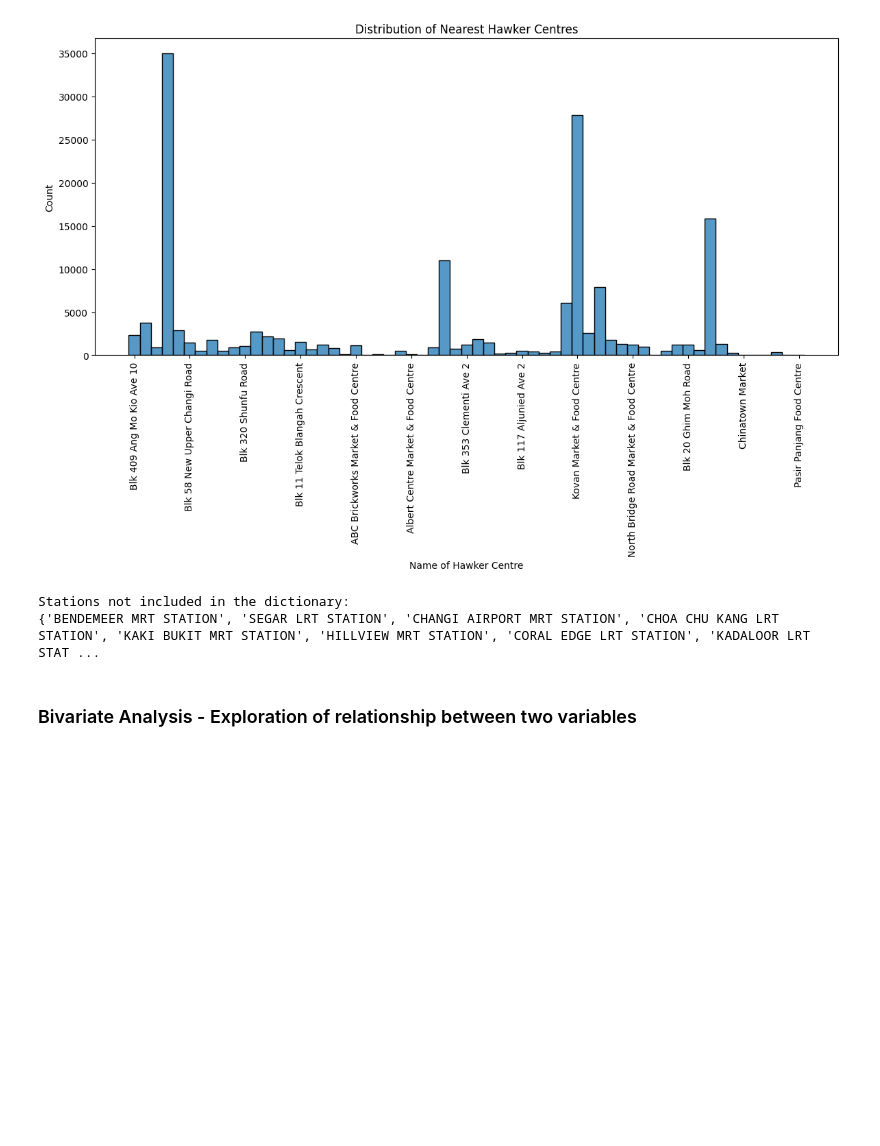
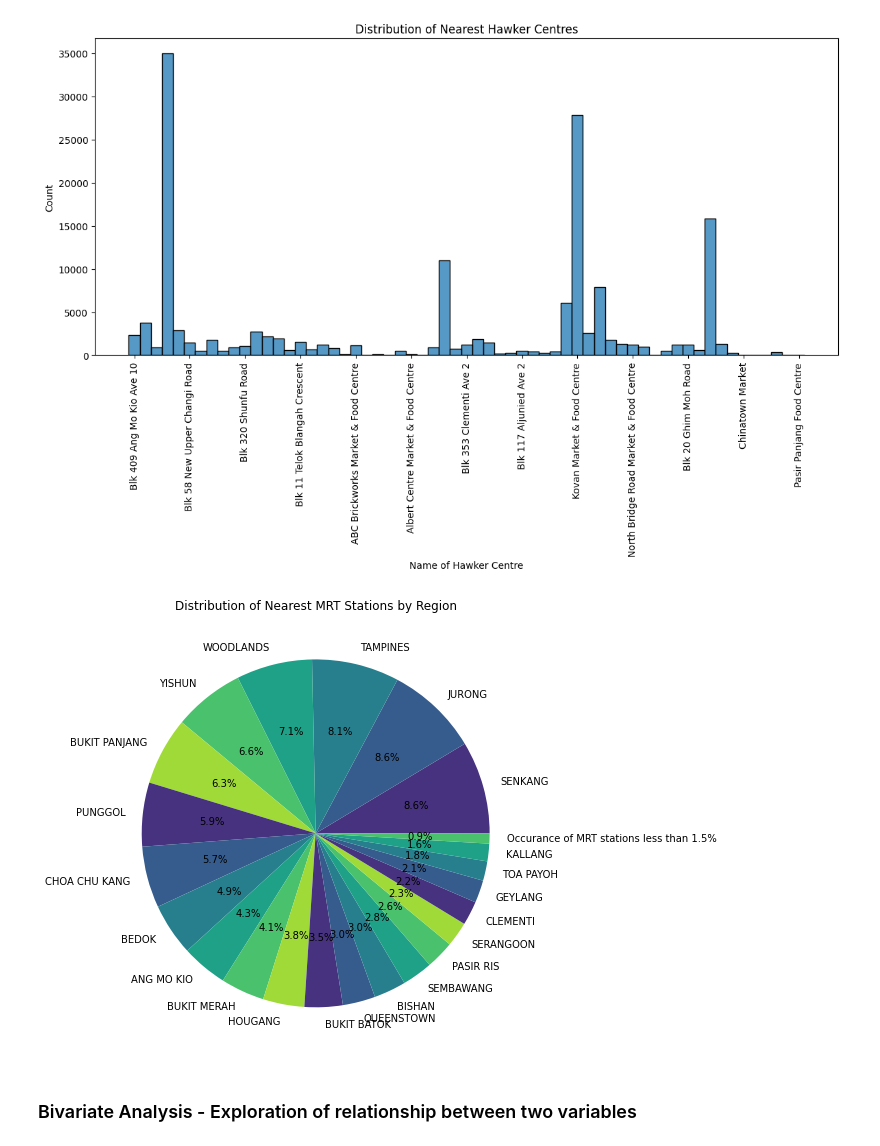
Before and after one commit to DheepthaRajesh/dheeptha_rajesh, a Jupyter notebook: Final-Predict-Public-Housing-Prices.ipynb, the cells around one changed output. Saved outputs shown, nothing was run; the diff lists cells and outputs as text; code cells hidden in the pictures; blank space fills up the shorter version.

```diff
--- a/Final-Predict-Public-Housing-Prices.ipynb
+++ b/Final-Predict-Public-Housing-Prices.ipynb
@@ -290,46 +290,53 @@ plt.show()
 # %%
 # Pie Chart for Nearest MRT Station - Categorical variable :
 
+# Mapping of MRT to its respective region
 region_to_mrt = {
-    'ANG MO KIO': ['ANG MO KIO MRT STATION'],
-    'BEDOK': ['BEDOK MRT STATION', 'BEDOK RESERVOIR MRT STATION', 'BEDOK NORTH MRT STATION', 'UBI MRT STATION'],
+    'ANG MO KIO': ['ANG MO KIO MRT STATION', 'YIO CHU KANG MRT STATION'],
+    'BEDOK': ['BEDOK MRT STATION', 'BEDOK RESERVOIR MRT STATION', 'BEDOK NORTH MRT STATION', 'KEMBANGAN MRT STATION', 'KAKI BUKIT MRT STATION'],
     'BISHAN': ['MARYMOUNT MRT STATION', 'BISHAN MRT STATION', 'LORONG CHUAN MRT STATION', 'BRADDELL MRT STATION'],
-    'BUKIT BATOK': ['BUKIT BATOK MRT STATION', 'BUKIT GOMBAK MRT STATION'],
-    'BUKIT MERAH': ['REDHILL MRT STATION', 'TIONG BAHRU MRT STATION', 'LABRADOR PARK MRT STATION', 'OUTRAM PARK MRT STATION', 'HARBOURFRONT MRT STATION'],
+    'BUKIT BATOK': ['BUKIT BATOK MRT STATION', 'BUKIT GOMBAK MRT STATION', 'BOTANIC GARDENS MRT STATION'],
+    'BUKIT MERAH': ['REDHILL MRT STATION', 'TIONG BAHRU MRT STATION', 'LABRADOR PARK MRT STATION', 'OUTRAM PARK MRT STATION', 'HARBOURFRONT MRT STATION', 'PASIR PANJANG MRT STATION', 'TELOK BLANGAH MRT STATION'],
     'BUKIT PANJANG': ['BUKIT PANJANG MRT STATION', 'PETIR MRT STATION', 'FAJAR LRT STATION', 'PHOENIX LRT STATION', 'JELAPANG LRT STATION', 'SEGAR LRT STATION', 'PENDING LRT STATION', 'PETIR LRT STATION', 'FERNVALE LRT STATION', 'SOO TECK LRT STATION', 'POTONG PASIR MRT STATION', 'BUKIT PANJANG LRT STATION'],
     'BUKIT TIMAH': ['BEAUTY WORLD MRT STATION', 'KING ALBERT PARK MRT STATION'],
     'CENTRAL AREA': ['MARINA BAY MRT STATION', 'RAFFLES PLACE MRT STATION', 'CITY HALL MRT STATION', 'TANJONG PAGAR MRT STATION', 'ROCHOR MRT STATION', 'FARRER PARK MRT STATION', 'BRAS BASAH MRT STATION', 'CHINATOWN MRT STATION', 'BENCOOLEN MRT STATION', 'JALAN BESAR MRT STATION'],
-    'CHOA CHU KANG': ['CHOA CHU KANG MRT STATION', 'SOUTH VIEW MRT STATION', 'KEAT HONG LRT STATION', 'TECK WHYE LRT STATION', 'KUPANG LRT STATION', 'CHOA CHU KANG LRT STATION'],
+    'CHOA CHU KANG': ['CHOA CHU KANG MRT STATION', 'SOUTH VIEW MRT STATION', 'KEAT HONG LRT STATION', 'TECK WHYE LRT STATION', 'KUPANG LRT STATION', 'CHOA CHU KANG LRT STATION', 'YEW TEE MRT STATION', 'HILLVIEW MRT STATION', 'BANGKIT LRT STATION', 'SENJA LRT STATION', 'TEN MILE JUNCTION LRT STATION', 'SOUTH VIEW LRT STATION'],
     'CLEMENTI': ['CLEMENTI MRT STATION'],
-    'GEYLANG': ['ALJUNIED MRT STATION', 'PAYA LEBAR MRT STATION', 'DAKOTA MRT STATION', 'KALLANG MRT STATION', 'MACPHERSON MRT STATION', 'EUNOS MRT STATION', 'BUGIS MRT STATION'],
+    'GEYLANG': ['ALJUNIED MRT STATION', 'PAYA LEBAR MRT STATION', 'DAKOTA MRT STATION', 'KALLANG MRT STATION', 'MACPHERSON MRT STATION', 'EUNOS MRT STATION', 'BUGIS MRT STATION', 'BOON KENG MRT STATION', 'MATTAR MRT STATION', 'UBI MRT STATION'],
     'HOUGANG': ['HOUGANG MRT STATION', 'KOVAN MRT STATION', 'BUANGKOK MRT STATION', 'SENGKANG LRT STATION'],
-    'JURONG': ['BOON LAY MRT STATION', 'PIONEER MRT STATION', 'JOO KOON MRT STATION','CHINESE GARDEN MRT STATION', 'JURONG EAST MRT STATION'],
+    'JURONG': ['BOON LAY MRT STATION', 'PIONEER MRT STATION', 'JOO KOON MRT STATION','CHINESE GARDEN MRT STATION', 'JURONG EAST MRT STATION', 'LAKESIDE MRT STATION'],
     'KALLANG': ['LAVENDER MRT STATION', 'STADIUM MRT STATION', 'GEYLANG BAHRU MRT STATION', 'MOUNTBATTEN MRT STATION', 'ALJUNIED MRT STATION', 'KALLANG MRT STATION'],
-    'MARINE PARADE': ['TANJONG KATONG MRT STATION', 'MARINE PARADE MRT STATION'],
+    'MARINE PARADE': ['TANJONG KATONG MRT STATION', 'MARINE PARADE MRT STATION', 'ESPLANADE MRT STATION'],
     'PASIR RIS': ['PASIR RIS MRT STATION'],
-    'PUNGGOL': ['PUNGGOL MRT STATION', 'SOO TECK MRT STATION', 'PUNGGOL LRT STATION', 'OASIS LRT STATION', 'COVE LRT STATION', 'SUMANG LRT STATION', 'DAMAI LRT STATION'],
-    'QUEENSTOWN': ['QUEENSTOWN MRT STATION', 'COMMONWEALTH MRT STATION', 'ONE-NORTH MRT STATION', 'BUONA VISTA MRT STATION', 'HOLLAND VILLAGE MRT STATION'],
+    'PUNGGOL': ['PUNGGOL MRT STATION', 'SOO TECK MRT STATION', 'PUNGGOL LRT STATION', 'OASIS LRT STATION', 'COVE LRT STATION', 'SUMANG LRT STATION', 'DAMAI LRT STATION', 'CORAL EDGE LRT STATION', 'MERIDIAN LRT STATION', 'KADALOOR LRT STATION', 'NIBONG LRT STATION'],
+    'QUEENSTOWN': ['QUEENSTOWN MRT STATION', 'COMMONWEALTH MRT STATION', 'ONE-NORTH MRT STATION', 'BUONA VISTA MRT STATION', 'HOLLAND VILLAGE MRT STATION', 'DOVER MRT STATION', 'FARRER ROAD MRT STATION'],
     'SEMBAWANG': ['SEMBAWANG MRT STATION', 'CANBERRA MRT STATION'],
-    'SENKANG': ['SENGKANG MRT STATION', 'BUANGKOK MRT STATION', 'COMPASSVALE LRT STATION', 'RIVIERA LRT STATION', 'CHENG LIM LRT STATION', 'TONGKANG LRT STATION', 'RANGGUNG LRT STATION', 'THANGGAM LRT STATION', 'KANGKAR LRT STATION', 'LAYAR LRT STATION', 'SENGKANG LRT STATION', 'ANCHORVALE LRT STATION'],
-    'SERANGOON': ['SERANGOON MRT STATION', 'BARTLEY MRT STATION', 'TAI SENG MRT STATION'],
-    'TAMPINES': ['TAMPINES MRT STATION', 'TAMPINES EAST MRT STATION', 'TAMPINES WEST MRT STATION', 'TANAH MERAH MRT STATION', 'SIMEI MRT STATION'],
-    'TOA PAYOH': ['TOA PAYOH MRT STATION', 'CALDECOTT MRT STATION', 'NOVENA MRT STATION'],
+    'SENKANG': ['SENGKANG MRT STATION', 'BUANGKOK MRT STATION', 'COMPASSVALE LRT STATION', 'RIVIERA LRT STATION', 'CHENG LIM LRT STATION', 'TONGKANG LRT STATION', 'RANGGUNG LRT STATION', 'THANGGAM LRT STATION', 'KANGKAR LRT STATION', 'LAYAR LRT STATION', 'SENGKANG LRT STATION', 'ANCHORVALE LRT STATION', 'RENJONG LRT STATION', 'BAKAU LRT STATION', 'RUMBIA LRT STATION', 'FARMWAY LRT STATION'],
+    'SERANGOON': ['SERANGOON MRT STATION', 'BARTLEY MRT STATION', 'TAI SENG MRT STATION', 'BOON KENG MRT STATION', 'WOODLEIGH MRT STATION', 'LITTLE INDIA MRT STATION'],
+    'TAMPINES': ['TAMPINES MRT STATION', 'TAMPINES EAST MRT STATION', 'TAMPINES WEST MRT STATION', 'TANAH MERAH MRT STATION', 'SIMEI MRT STATION', 'UPPER CHANGI MRT STATION', 'CHANGI AIRPORT MRT STATION'],
+    'TOA PAYOH': ['TOA PAYOH MRT STATION', 'CALDECOTT MRT STATION', 'NOVENA MRT STATION', 'BENDEMEER MRT STATION'],
     'WOODLANDS': ['WOODLANDS MRT STATION', 'MARSILING MRT STATION', 'ADMIRALTY MRT STATION', 'WOODLANDS NORTH MRT STATION', 'WOODLANDS SOUTH MRT STATION'],
     'YISHUN': ['YISHUN MRT STATION', 'KHATIB MRT STATION']
 }
 
+# Reverse mapping of MRT stations to regions
+mrt_to_region = {mrt: region for region, mrt_list in region_to_mrt.items() for mrt in mrt_list}
 
-# List of all MRT stations
-all_mrt_stations = set(df_final['NearestMRT'].unique())
+df_final['Region'] = df_final['NearestMRT'].map(mrt_to_region)
+region_counts = df_final['Region'].value_counts()
 
-# List of stations included in the dictionary
-included_stations = set(station for stations in region_to_mrt.values() for station in stations)
+# Group regions with less than 1.5% of the total MRT stations together
+threshold = 0.015 * region_counts.sum()
+small_regions = region_counts[region_counts < threshold].index
+df_final['Region'] = df_final['Region'].apply(lambda x: 'Occurance of MRT stations less than 1.5%' if x in small_regions else x)
 
-# Stations not included in the dictionary
-stations_not_included = all_mrt_stations - included_stations
+region_counts = df_final['Region'].value_counts()
 
-print("Stations not included in the dictionary:")
-print(stations_not_included)
+# Plot a pie chart for MRT stations grouped by region
+plt.figure(figsize=(8, 8))
+plt.pie(region_counts, labels=region_counts.index, autopct='%1.1f%%', colors=sns.color_palette('viridis'))
+plt.title('Distribution of Nearest MRT Stations by Region')
+
+plt.show()
 # %% [output]
-Stations not included in the dictionary:
-{'BENDEMEER MRT STATION', 'SEGAR LRT STATION', 'CHANGI AIRPORT MRT STATION', 'CHOA CHU KANG LRT STATION', 'KAKI BUKIT MRT STATION', 'HILLVIEW MRT STATION', 'CORAL EDGE LRT STATION', 'KADALOOR LRT STAT ...
+[figure, added]
```
Also changed, not shown: parts of 4 cells of this notebook.
